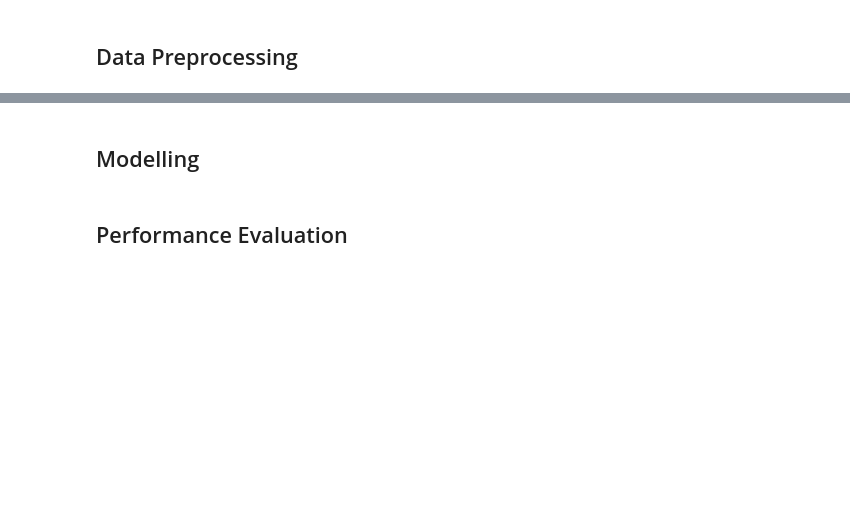
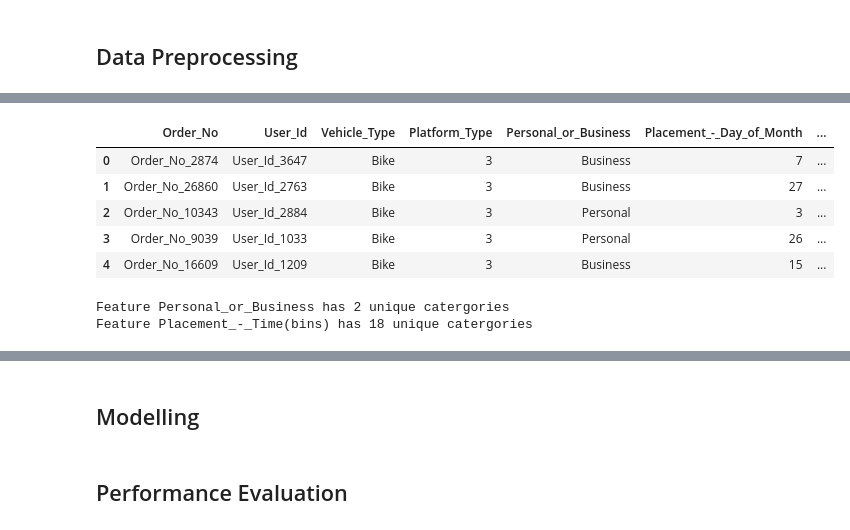
Before and after one commit to Nyandala/Supervised-Learning-Regression-Predict, a Jupyter notebook: Team_19_JHB_TeamName.ipynb, the cells around one changed output, grey strips where cells are left out. Saved outputs shown, nothing was run; the diff lists cells and outputs as text; code cells hidden in the pictures; blank space fills up the shorter version.

```diff
--- a/Team_19_JHB_TeamName.ipynb
+++ b/Team_19_JHB_TeamName.ipynb
@@ -305,0 +478,13 @@ plt.show()
+# %%
+#rearranging the columns
+train_data.columns = [col.replace(" ","_") for col in train_data.columns]
+column_titles = [col for col in train_data.columns if col!= 'Time_from_Pickup_to_Arrival'] + ['Time_from_Pickup_to_Arrival']
+train_data = train_data.reindex(columns=column_titles)
+train_data.head()
+# %% [output]
+|  | Order_No | User_Id | Vehicle_Type | Platform_Type | Personal_or_Business | Placement_-_Day_of_Month | ... |
+| 0 | Order_No_2874 | User_Id_3647 | Bike | 3 | Business | 7 | ... |
+| 1 | Order_No_26860 | User_Id_2763 | Bike | 3 | Business | 27 | ... |
+| 2 | Order_No_10343 | User_Id_2884 | Bike | 3 | Personal | 3 | ... |
+| 3 | Order_No_9039 | User_Id_1033 | Bike | 3 | Personal | 26 | ... |
+| 4 | Order_No_16609 | User_Id_1209 | Bike | 3 | Business | 15 | ... |
@@ -305,0 +503,9 @@ plt.show()
+# %%
+#checking how many unique items we have in each column of indepedent variables
+for col_name in train_data.columns:
+    if train_data[col_name].dtypes=='object':
+        unique_out = len(train_data[col_name].unique())
+        print(f"Feature {col_name} has {unique_out} unique catergories")
+# %% [output]
+Feature Personal_or_Business has 2 unique catergories
+Feature Placement_-_Time(bins) has 18 unique catergories
```
Also changed, not shown: parts of 53 cells of this notebook.
